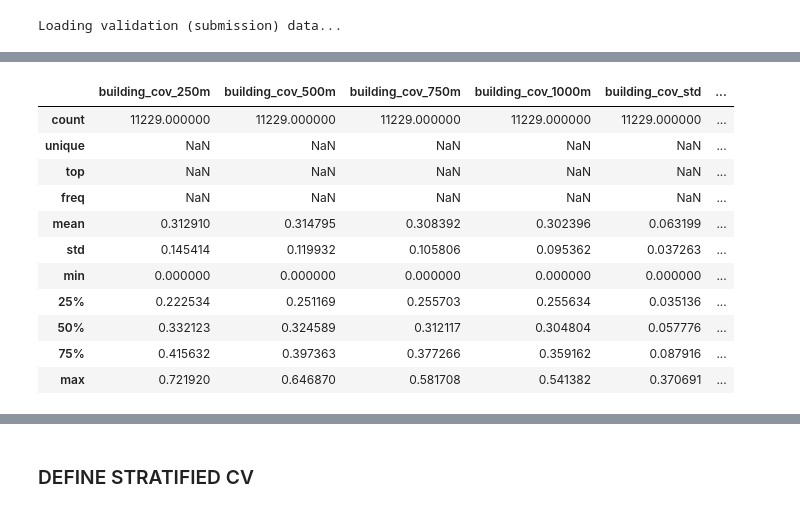
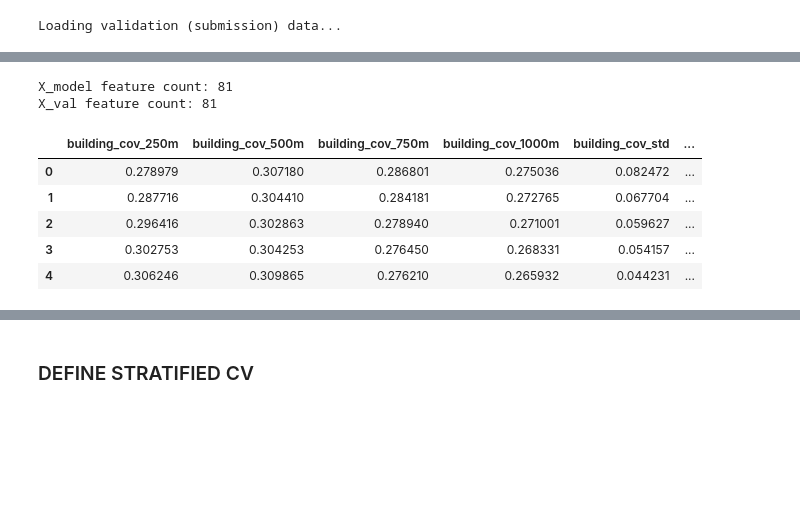
Before and after one commit to MegaKruk/uhi-ai-challenge-2025, a Jupyter notebook: UHI_Model.ipynb, the cells around one changed output, grey strips where cells are left out. Drawn from its saved outputs; the diff is of its cells as text; code cells hidden in the pictures; blank space fills up the shorter version.

```diff
--- a/UHI_Model.ipynb
+++ b/UHI_Model.ipynb
@@ -1155,8 +729,7 @@ Number of bands: 5
 ### LOAD TRAINING DATA
 # %%
 print("Loading Training CSV ...")
-df_train = pd.read_csv("./data/Training_data_uhi_index_UHI2025-v2.csv")
-print("df_train shape:", df_train.shape)
+df_train = pd.read_csv("./data/Training_data_uhi_index 2025-02-04.csv")
 
 gdf_train = gpd.GeoDataFrame(
     df_train,
@@ -1301,19 +873,3 @@ gdf_pluto.describe(include='all')
 | 50% | NaN | 1583.000000 | 40.000000 | 204.000000 | NaN | NaN | NaN | NaN | NaN | 16.000000 | ... |
 | 75% | NaN | 2555.000000 | 67.000000 | 401.000000 | NaN | NaN | NaN | NaN | NaN | 22.000000 | ... |
 | max | NaN | 9999.000000 | 9039.000000 | 480.000000 | NaN | NaN | NaN | NaN | NaN | 26.000000 | ... |
-# %%
-# Run DBSCAN on buildings
-N_LARGEST = 5
-eps_m = 500
-min_samples = 50
-gdf_buildings, cluster_centroids, top_clusters = run_dbscan_on_buildings(
-    gdf_buildings,
-    eps_m=eps_m,
-    min_samples=min_samples,
-    N_LARGEST=N_LARGEST
-)
-
-print(f"Top {N_LARGEST} clusters by building count: {top_clusters}")
-print("Cluster centroids for top N largest clusters:")
-for (lbl, (cx, cy)) in cluster_centroids:
-    print(f"  Cluster {lbl} => centroid=({cx:.2f}, {cy:.2f})")
@@ -1395,9 +894,0 @@ Extracting features for 11229 points...
-# %%
-# Add per-point features to dataframe
-for feat_key, feat_values in features_dict_train.items():
-    print(f"Per-point: {feat_key}: {len(feat_values)}")
-
-# Add PLUTO features to dataframe
-if FEATURE_FLAGS["map_pluto_data"]:
-    for col, values in pluto_features_dict_train.items():
-        print(f"PLUTO: {col}: {len(values)}")
@@ -1803,19 +1223,18 @@ Validation data: (1040, 94)
 # %%
 # Make sure these match
+print(f"X_model feature count: {X_model.shape[1]}")
+print(f"X_val feature count: {X_val.shape[1]}")
 assert X_model.shape[1] == X_val.shape[1], "Feature count mismatch between training and validation"
+# %% [output]
+X_model feature count: 81
+X_val feature count: 81
 # %%
-df_train_feat.describe(include='all')
+df_train_feat.head(5)
 # %% [output]
 |  | building_cov_250m | building_cov_500m | building_cov_750m | building_cov_1000m | building_cov_std | ... |
-| count | 11229.000000 | 11229.000000 | 11229.000000 | 11229.000000 | 11229.000000 | ... |
-| unique | NaN | NaN | NaN | NaN | NaN | ... |
-| top | NaN | NaN | NaN | NaN | NaN | ... |
-| freq | NaN | NaN | NaN | NaN | NaN | ... |
-| mean | 0.312910 | 0.314795 | 0.308392 | 0.302396 | 0.063199 | ... |
-| std | 0.145414 | 0.119932 | 0.105806 | 0.095362 | 0.037263 | ... |
-| min | 0.000000 | 0.000000 | 0.000000 | 0.000000 | 0.000000 | ... |
-| 25% | 0.222534 | 0.251169 | 0.255703 | 0.255634 | 0.035136 | ... |
-| 50% | 0.332123 | 0.324589 | 0.312117 | 0.304804 | 0.057776 | ... |
-| 75% | 0.415632 | 0.397363 | 0.377266 | 0.359162 | 0.087916 | ... |
-| max | 0.721920 | 0.646870 | 0.581708 | 0.541382 | 0.370691 | ... |
+| 0 | 0.278979 | 0.307180 | 0.286801 | 0.275036 | 0.082472 | ... |
+| 1 | 0.287716 | 0.304410 | 0.284181 | 0.272765 | 0.067704 | ... |
+| 2 | 0.296416 | 0.302863 | 0.278940 | 0.271001 | 0.059627 | ... |
+| 3 | 0.302753 | 0.304253 | 0.276450 | 0.268331 | 0.054157 | ... |
+| 4 | 0.306246 | 0.309865 | 0.276210 | 0.265932 | 0.044231 | ... |
 # %%
```
Also changed, not shown: parts of 29 cells of this notebook, 1 other file.
